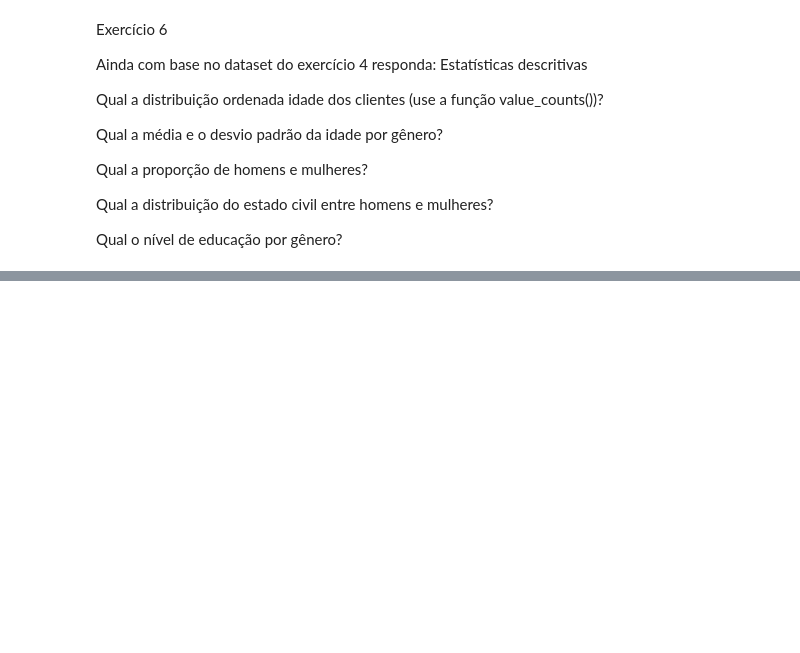
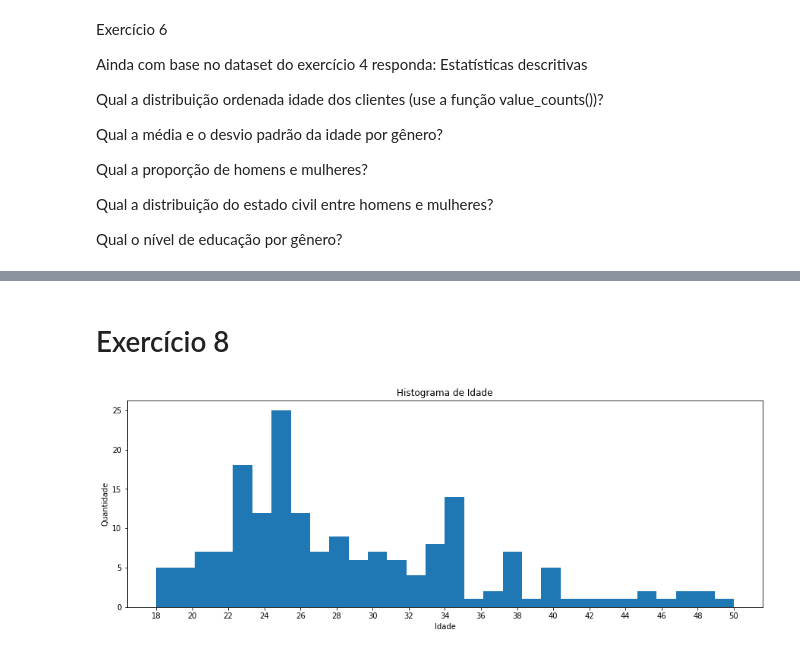
Before and after one commit to isaiastrajano/BootCamp_Python_DataScience, a Jupyter notebook: Exercicio_estatisticadescritiva.ipynb, the cells around one changed output, grey strips where cells are left out. Saved outputs shown, nothing was run; the diff lists cells and outputs as text; code cells hidden in the pictures; blank space fills up the shorter version.

```diff
--- a/Exercicio_estatisticadescritiva.ipynb
+++ b/Exercicio_estatisticadescritiva.ipynb
@@ -402,0 +540,13 @@ Qual o nível de educação por gênero?
+# %% [markdown]
+# Exercício 8
+# %%
+plt.figure(figsize = (15, 5))
+plt.hist(dt['Age'], bins = 30)
+#dt['Age'].plot(kind = 'hist', bins = 30)
+plt.title('Histograma de Idade')
+plt.xticks(range(18, 51, 2)) #determinando os valores do eixo x
+plt.xlabel('Idade')
+plt.ylabel('Quantidade')
+plt.show()
+# %% [output]
+[figure, added]
```
Also changed, not shown: parts of 42 cells of this notebook.
